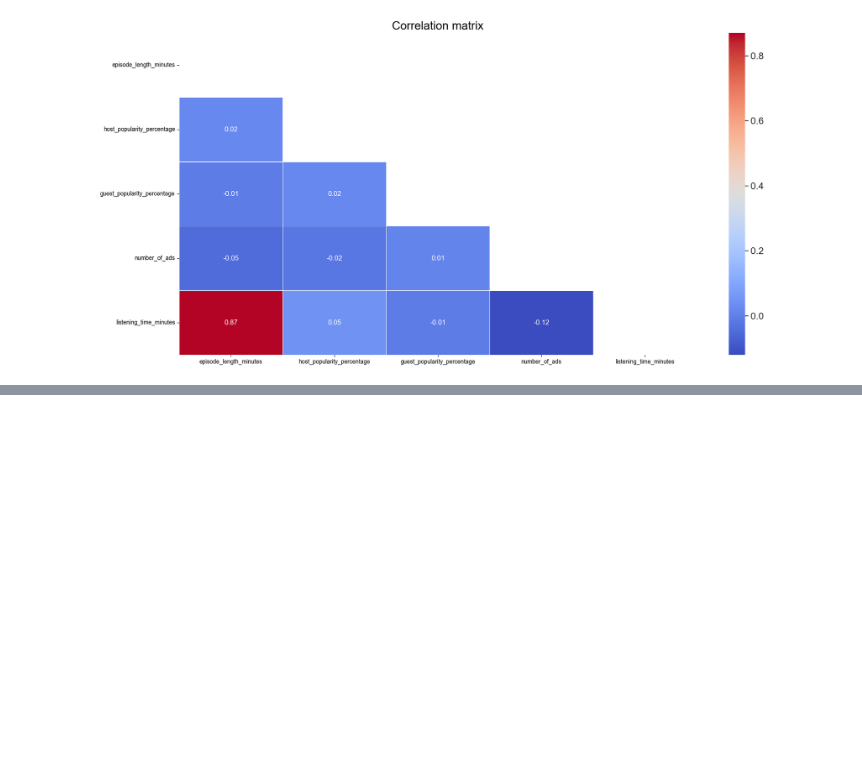
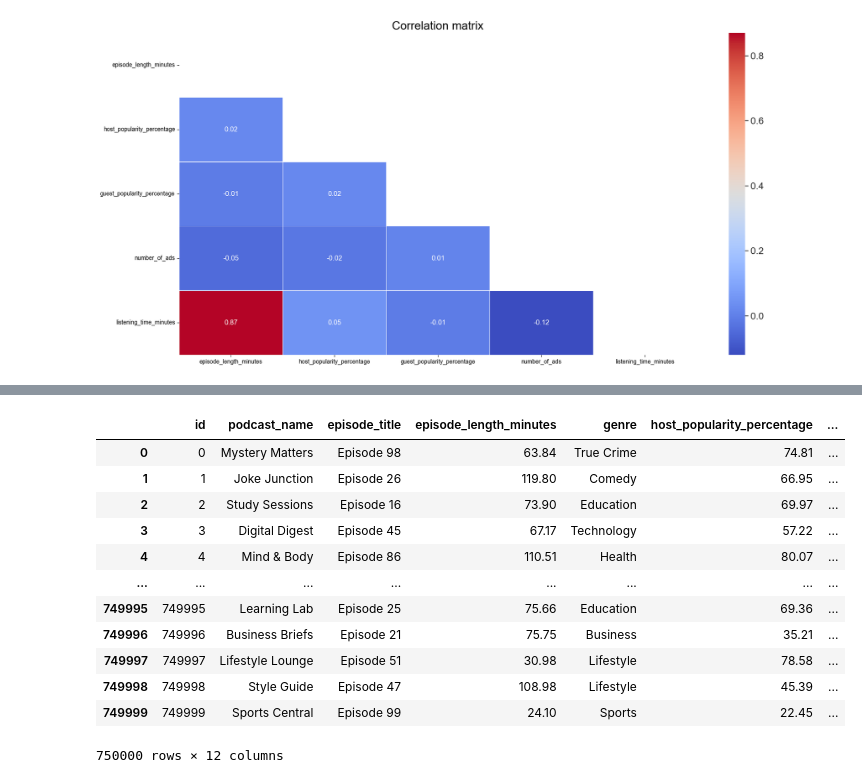
Before and after one commit to v4nui/Podcast_listening_time_prediction, a Jupyter notebook: median_fillna.ipynb, the cells around one changed output, grey strips where cells are left out. Drawn from its saved outputs; the diff is of its cells as text; code cells hidden in the pictures; blank space fills up the shorter version.

```diff
--- a/median_fillna.ipynb
+++ b/median_fillna.ipynb
@@ -140,0 +246,16 @@ plt.show()
+# %%
+train
+# %% [output]
+|  | id | podcast_name | episode_title | episode_length_minutes | genre | host_popularity_percentage | ... |
+| 0 | 0 | Mystery Matters | Episode 98 | 63.84 | True Crime | 74.81 | ... |
+| 1 | 1 | Joke Junction | Episode 26 | 119.80 | Comedy | 66.95 | ... |
+| 2 | 2 | Study Sessions | Episode 16 | 73.90 | Education | 69.97 | ... |
+| 3 | 3 | Digital Digest | Episode 45 | 67.17 | Technology | 57.22 | ... |
+| 4 | 4 | Mind & Body | Episode 86 | 110.51 | Health | 80.07 | ... |
+| ... | ... | ... | ... | ... | ... | ... | ... |
+| 749995 | 749995 | Learning Lab | Episode 25 | 75.66 | Education | 69.36 | ... |
+| 749996 | 749996 | Business Briefs | Episode 21 | 75.75 | Business | 35.21 | ... |
+| 749997 | 749997 | Lifestyle Lounge | Episode 51 | 30.98 | Lifestyle | 78.58 | ... |
+| 749998 | 749998 | Style Guide | Episode 47 | 108.98 | Lifestyle | 45.39 | ... |
+| 749999 | 749999 | Sports Central | Episode 99 | 24.10 | Sports | 22.45 | ... |
+750000 rows × 12 columns
```
Also changed, not shown: parts of 8 cells of this notebook, 1 other file.
